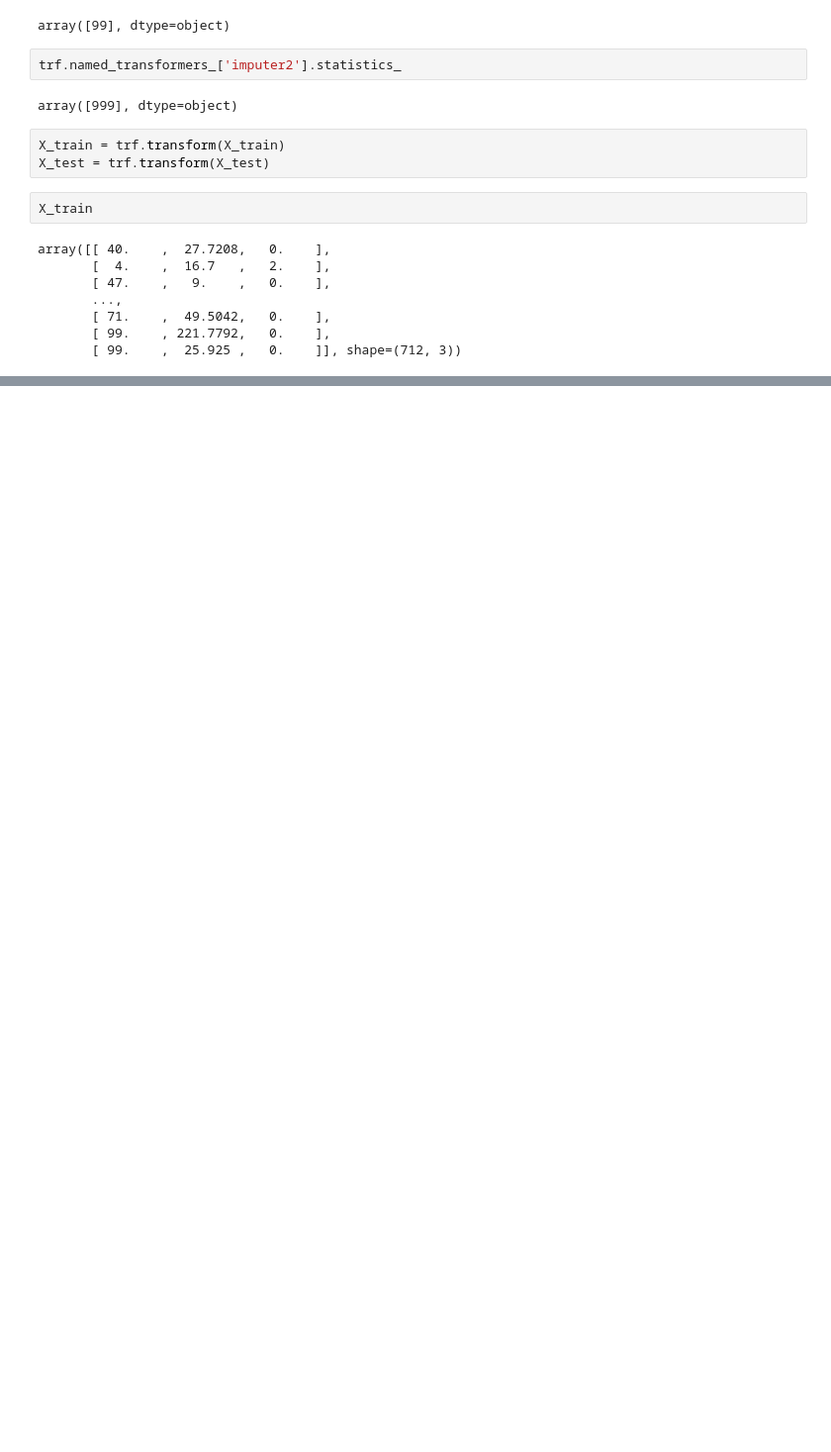
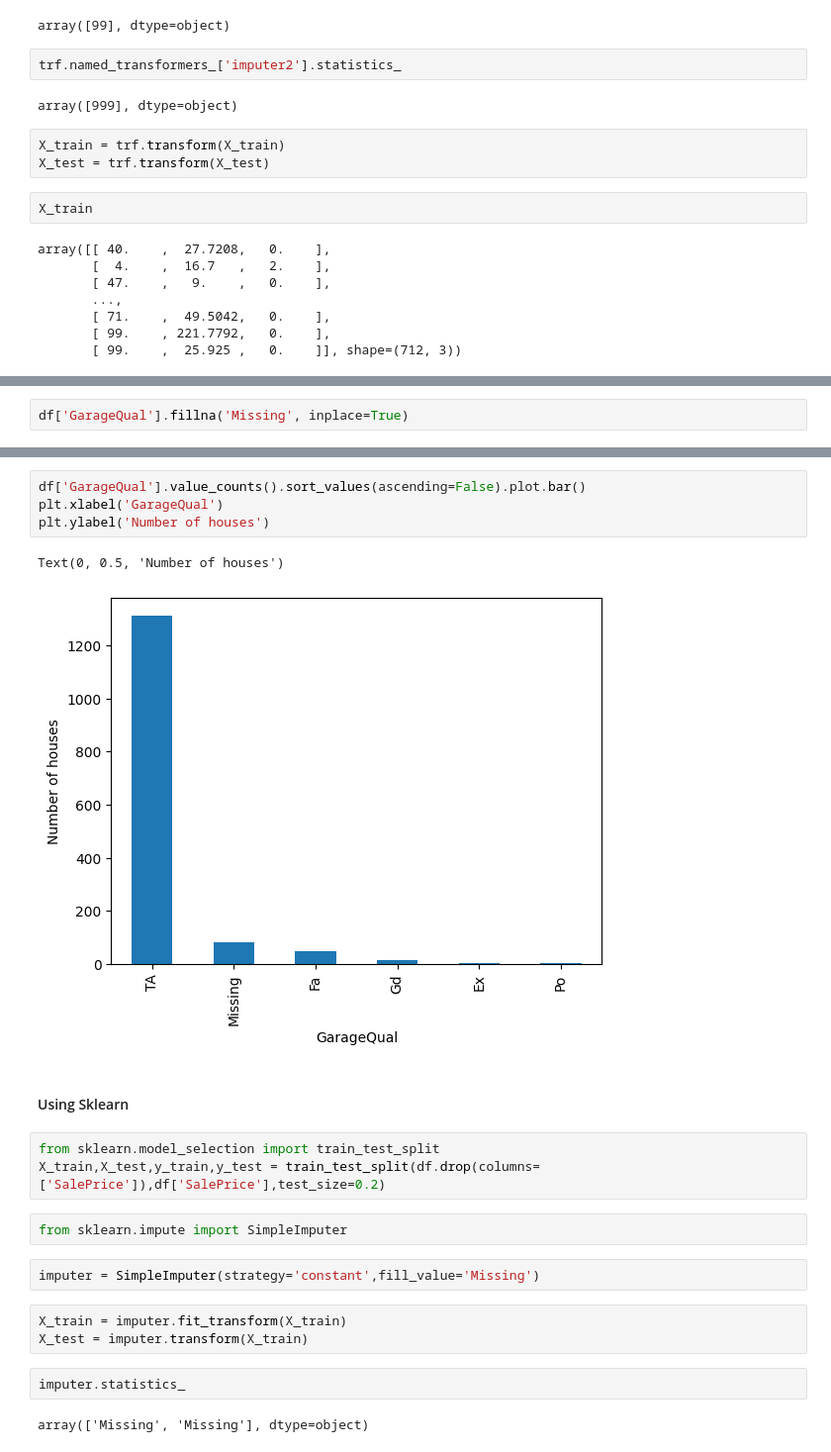
Before and after one commit to Mir-Ilham/ml-from-math-to-applications, a Jupyter notebook: phase3-feature-engineering-and-classical-ML/feature-engineering/10-simple-imputation.ipynb, the cells around one changed output, grey strips where cells are left out. Shown at 99% size. Drawn from its saved outputs; the diff is of its cells as text; blank space fills up the shorter version.

Commit message:
Add missing data handling techniques: Random sampling, missing indicator, automatic selection using GridSearchCV

```diff
--- a/phase3-feature-engineering-and-classical-ML/feature-engineering/10-simple-imputation.ipynb
+++ b/phase3-feature-engineering-and-classical-ML/feature-engineering/10-simple-imputation.ipynb
@@ -379,0 +419,2 @@ array([[ 40.    ,  27.7208,   0.    ],
+# %%
+df['GarageQual'].fillna('Missing', inplace=True)
@@ -379,0 +428,23 @@ array([[ 40.    ,  27.7208,   0.    ],
+# %%
+df['GarageQual'].value_counts().sort_values(ascending=False).plot.bar()
+plt.xlabel('GarageQual')
+plt.ylabel('Number of houses')
+# %% [output]
+Text(0, 0.5, 'Number of houses')
+[figure, added]
+# %% [markdown]
+#### Using Sklearn
+# %%
+from sklearn.model_selection import train_test_split
+X_train,X_test,y_train,y_test = train_test_split(df.drop(columns=['SalePrice']),df['SalePrice'],test_size=0.2)
+# %%
+from sklearn.impute import SimpleImputer
+# %%
+imputer = SimpleImputer(strategy='constant',fill_value='Missing')
+# %%
+X_train = imputer.fit_transform(X_train)
+X_test = imputer.transform(X_train)
+# %%
+imputer.statistics_
+# %% [output]
+array(['Missing', 'Missing'], dtype=object)
```
Also changed, not shown: parts of 29 cells of this notebook, 3 other files.
